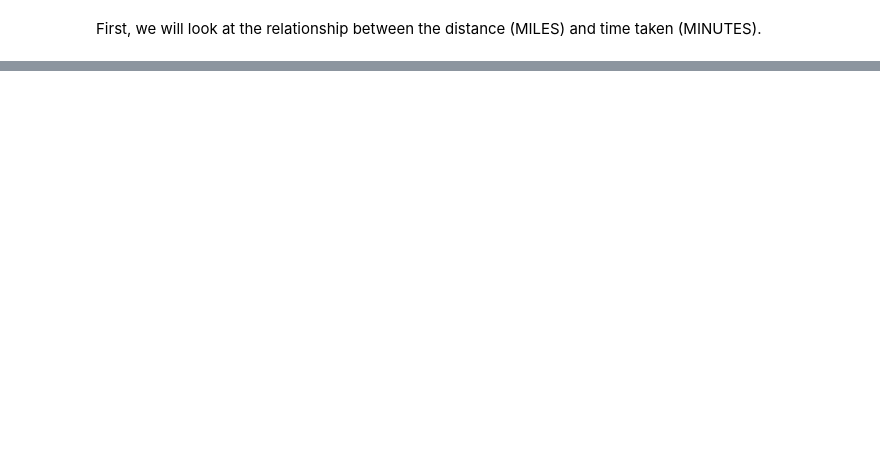
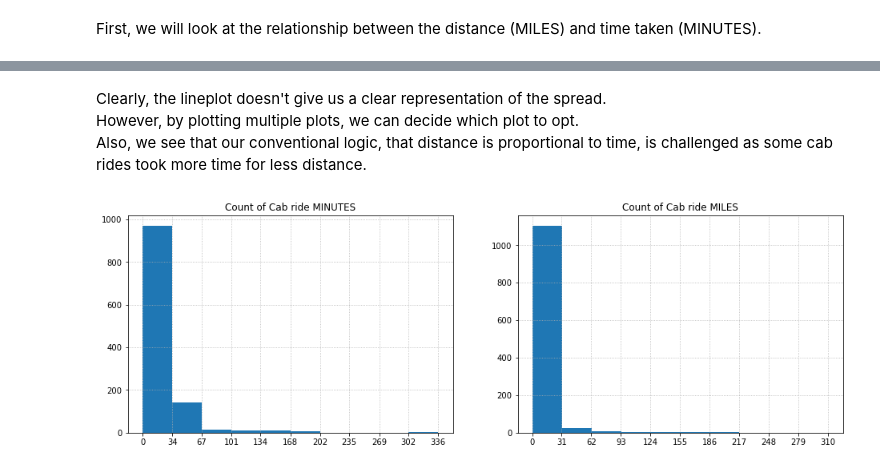
Before and after one commit to Kenrich005/CabRides_EDA, a Jupyter notebook: Cab Rides EDA.ipynb, the cells around one changed output, grey strips where cells are left out. Drawn from its saved outputs; the diff is of its cells as text; code cells hidden in the pictures; blank space fills up the shorter version.

```diff
--- a/Cab Rides EDA.ipynb
+++ b/Cab Rides EDA.ipynb
@@ -350,0 +350,20 @@ First, we will look at the relationship between the distance (MILES) and time ta
+# %% [markdown]
+Clearly, the lineplot doesn't give us a clear representation of the spread.
+However, by plotting multiple plots, we can decide which plot to opt.
+Also, we see that our conventional logic, that distance is proportional to time, is challenged as some cab rides took more time for less distance.
+# %%
+plt.figure(figsize = (16,5))
+
+plt.subplot(1,2,1)
+n, bins, patches = plt.hist(df.MINUTES)
+plt.xticks(bins.round())
+plt.grid(True, linestyle = "dotted")
+plt.title("Count of Cab ride MINUTES")
+
+plt.subplot(1,2,2)
+n, bins, patches = plt.hist(df.MILES)
+plt.xticks(bins.round())
+plt.grid(True, linestyle = "dotted")
+plt.title("Count of Cab ride MILES");
+# %% [output]
+[figure, added]
```
Also changed, not shown: parts of 56 cells of this notebook.
